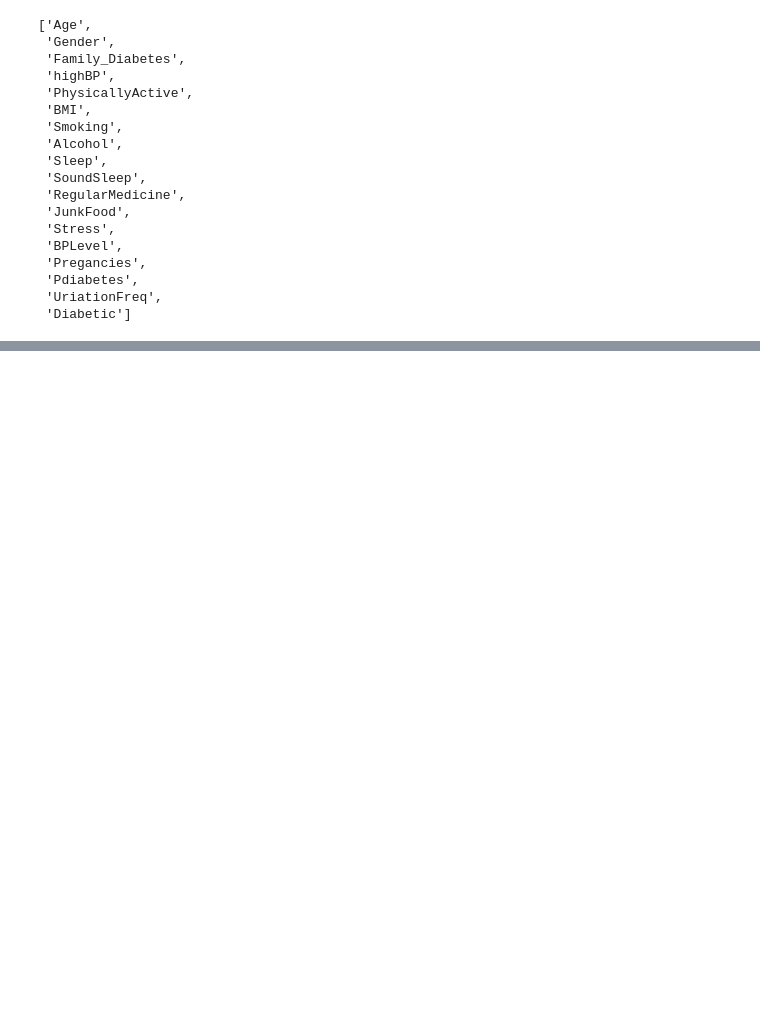
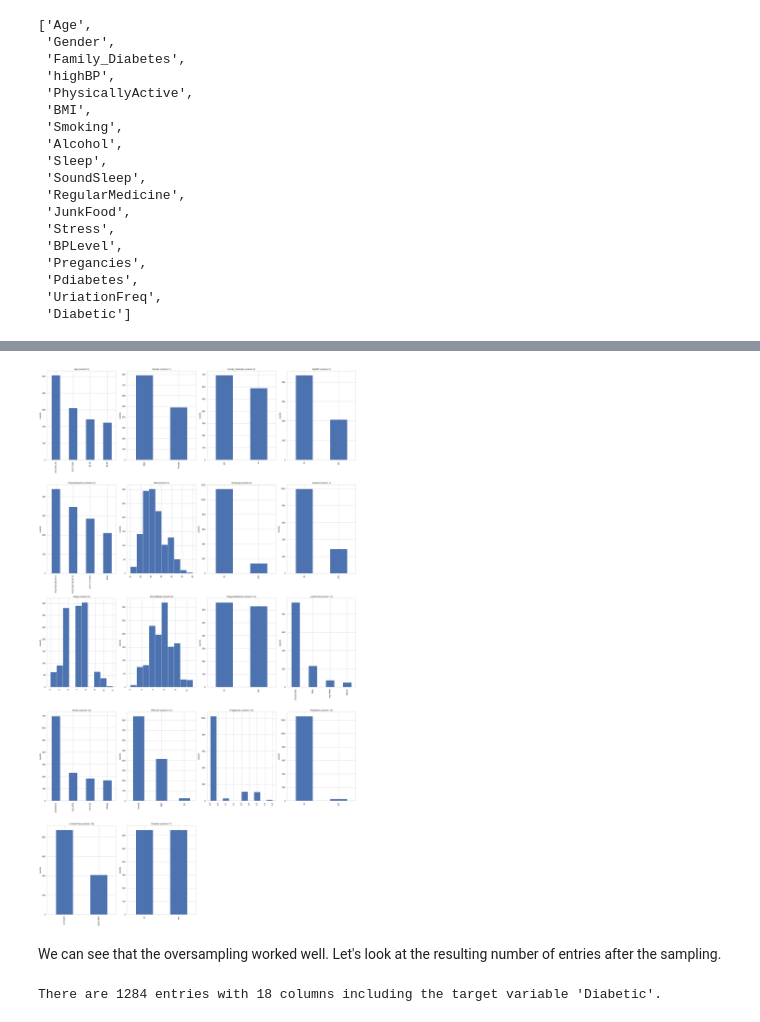
Before and after one commit to kimlindner/Type2DiabetesDetection_ML_Project, a Jupyter notebook: 01_EDA&Preprocessing.ipynb, the cells around one changed output, grey strips where cells are left out. Drawn from its saved outputs; the diff is of its cells as text; code cells hidden in the pictures; blank space fills up the shorter version.

```diff
--- a/01_EDA&Preprocessing.ipynb
+++ b/01_EDA&Preprocessing.ipynb
@@ -55,0 +192,11 @@ array(['no', 'yes', ' no', None], dtype=object)
+# %%
+# update column 'RegularMedicine'
+df.loc[df['RegularMedicine']=='o', 'RegularMedicine'] = 'no'
+
+# update column 'BPLevel'
+df.loc[df['BPLevel']=='normal ', 'BPLevel'] = 'normal'
+df.loc[df['BPLevel']=='Low', 'BPLevel'] = 'low'
+df.loc[df['BPLevel']=='High', 'BPLevel'] = 'high'
+
+# update column 'Pdiabetes'
+df.loc[df['Pdiabetes']=='0', 'Pdiabetes'] = 'no'
@@ -55,0 +207,23 @@ array(['no', 'yes', ' no', None], dtype=object)
+# %%
+# seperate data from target
+y = df['Diabetic']
+X = df.drop('Diabetic', axis=1)
+
+# oversample data
+ros = RandomOverSampler(random_state=0)
+X_ros, y_ros = ros.fit_resample(X, y)
+# %%
+# combine data again for further work
+df_ros = pd.concat([X_ros, y_ros], axis=1)
+# %%
+# plot new distributions
+plotDistributions(df_ros, 18, 4)
+# %% [output]
+[figure, added]
+# %% [markdown]
+We can see that the oversampling worked well. Let's look at the resulting number of entries after the sampling.
+# %%
+# print main information about data
+print("There are {} entries with {} columns including the target variable 'Diabetic'.".format(df_ros.shape[0], df_ros.shape[1]))
+# %% [output]
+There are 1284 entries with 18 columns including the target variable 'Diabetic'.
```
Also changed, not shown: parts of 31 cells of this notebook.
